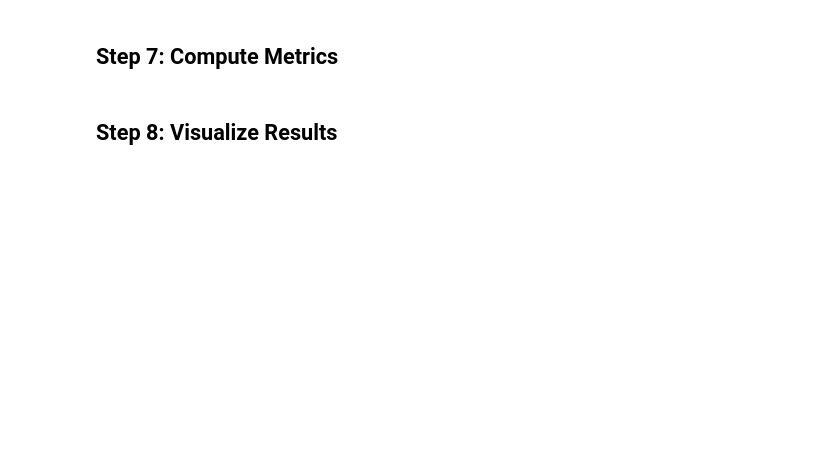
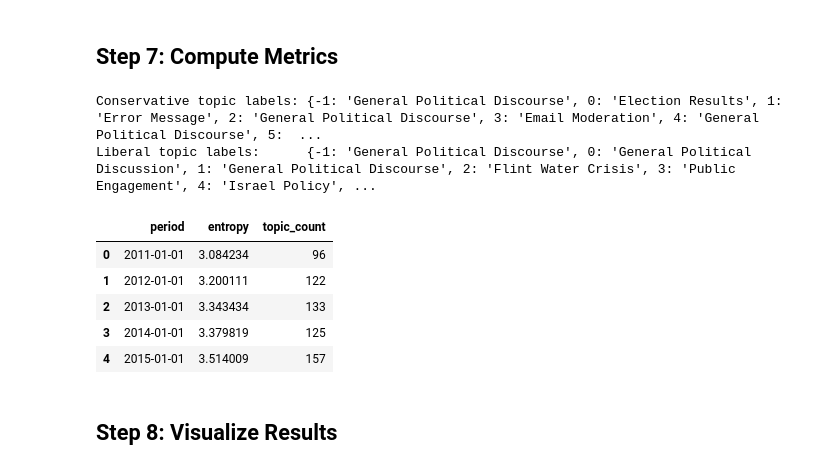
Before and after one commit to isaacharlem/reddit_ideology, a Jupyter notebook: scripts/analysis.ipynb, the cells around one changed output. Drawn from its saved outputs; the diff is of its cells as text; code cells hidden in the pictures; blank space fills up the shorter version.

```diff
--- a/scripts/analysis.ipynb
+++ b/scripts/analysis.ipynb
@@ -12,6 +15,7 @@
 # %%
 import sys, os
 import numpy as np
+import pandas as pd
 
 PROJECT_ROOT = os.path.abspath(os.path.join(".."))    # from scripts/ up to css_package/
 SRC_PATH     = os.path.join(PROJECT_ROOT, "src")      # …/css_package/src
@@ -33,5 +37,5 @@ from reddit_ideology import (
     Visualizer
 )
 
-config = load_config("../config.yaml")
+config = load_config("config.yaml")
 config
@@ -123,6 +123,37 @@ print("Liberal topics:", np.unique(lib_topics))
 # %% [markdown]
 ## Step 7: Compute Metrics
+# %%
+from collections import Counter
+from reddit_ideology.openai_utils import init_openai, generate_topic_label
+from reddit_ideology.topic_model import EmbeddingClusterTopicModel
+from reddit_ideology.metrics import MetricsCalculator
+
+client = init_openai(config['openai']['api_key'])
 # %%
+# === 2) Extract top terms & label topics ===
+def extract_top_terms(df, topics, top_n):
+    counts = {}
+    for tid in sorted(set(topics)):
+        texts = df.loc[topics == tid, 'clean_text']
+        words = Counter(" ".join(texts).split())
+        counts[tid] = [w for w,_ in words.most_common(top_n)]
+    return counts
+
+max_terms = config.get('openai', {}).get('max_terms', 10)
+# conservative
+cons_terms  = extract_top_terms(cons_df, cons_topics, max_terms)
+cons_labels = {
+    tid: generate_topic_label(client, terms, model=config['openai']['model'])
+    for tid, terms in cons_terms.items()
+}
+# liberal
+lib_terms  = extract_top_terms(lib_df, lib_topics, max_terms)
+lib_labels = {
+    tid: generate_topic_label(client, terms, model=config['openai']['model'])
+    for tid, terms in lib_terms.items()
+}
+
+# === 3) Compute all metrics ===
 mc = MetricsCalculator(config['output']['metrics_dir'])
 
 cons_metrics = mc.topic_entropy_and_count(
@@ -133,32 +164,44 @@ cons_metrics = mc.topic_entropy_and_count(
 lib_metrics = mc.topic_entropy_and_count(
     topics=lib_topics,
     timestamps=lib_df['timestamp'],
     freq=config['analysis']['time_interval']
 )
 
 spread_df = mc.semantic_spread(
     embeddings=np.vstack([cons_emb, lib_emb]),
     topics=np.concatenate([cons_topics, lib_topics]),
     timestamps=pd.concat([cons_df['timestamp'], lib_df['timestamp']]),
     freq=config['analysis']['time_interval']
 )
 
 intra_cons = mc.intra_group_similarity(
     embeddings=cons_emb,
     timestamps=cons_df['timestamp'],
     freq=config['analysis']['time_interval']
 )
 intra_lib = mc.intra_group_similarity(
     embeddings=lib_emb,
     timestamps=lib_df['timestamp'],
     freq=config['analysis']['time_interval']
 )
 cross_sim = mc.cross_group_similarity(
     emb1=cons_emb, emb2=lib_emb,
     ts1=cons_df['timestamp'], ts2=lib_df['timestamp'],
     freq=config['analysis']['time_interval']
 )
 
+# === 4) Quick check ===
+print("Conservative topic labels:", cons_labels)
+print("Liberal topic labels:     ", lib_labels)
 cons_metrics.head()
+# %% [output]
+Conservative topic labels: {-1: 'General Political Discourse', 0: 'Election Results', 1: 'Error Message', 2: 'General Political Discourse', 3: 'Email Moderation', 4: 'General Political Discourse', 5:  ...
+Liberal topic labels:      {-1: 'General Political Discourse', 0: 'General Political Discussion', 1: 'General Political Discourse', 2: 'Flint Water Crisis', 3: 'Public Engagement', 4: 'Israel Policy', ...
+|  | period | entropy | topic_count |
+| 0 | 2011-01-01 | 3.084234 | 96 |
+| 1 | 2012-01-01 | 3.200111 | 122 |
+| 2 | 2013-01-01 | 3.343434 | 133 |
+| 3 | 2014-01-01 | 3.379819 | 125 |
+| 4 | 2015-01-01 | 3.514009 | 157 |
 # %% [markdown]
 ## Step 8: Visualize Results
```
Also changed, not shown: parts of 6 cells of this notebook.
